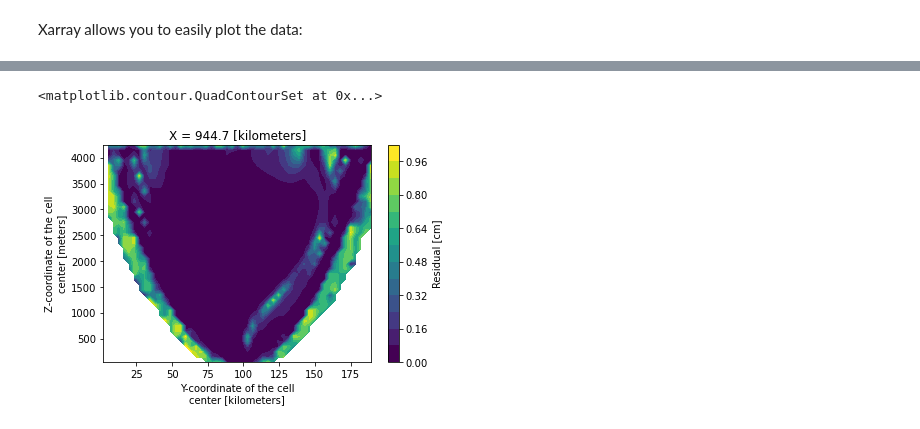
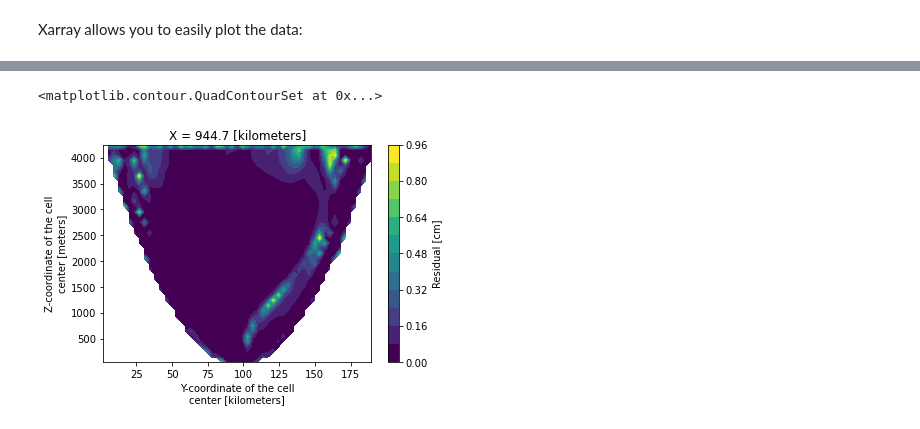
Before and after one commit to Xetalim/trapping_internal_tides, a Jupyter notebook: analysis/tutorial_micom_tools.ipynb, the cells around one changed output, grey strips where cells are left out. Saved outputs shown, nothing was run; the diff lists cells and outputs as text; code cells hidden in the pictures.

```diff
--- a/analysis/tutorial_micom_tools.ipynb
+++ b/analysis/tutorial_micom_tools.ipynb
@@ -27,4 +27,4 @@ analyses = mtool.merge_along_time(analysis_files)
 # %% [markdown]
 The `harmonic_analysis` method takes a `DataArray` of the merged analysis files (with time dimension) and a `DataArray` of the average output (no time dimension). It returns the amplitude, phase and residual. See section 10.6 of the lecture notes.
 # %%
-amplitude, phase, residual = mtool.harmonic_analysis(analyses, average)
+amplitude, phase, residual = mtool.harmonic_analysis(analyses, average, adjust_phase=True)
@@ -31,3 +33,5 @@ amplitude, phase, residual = mtool.harmonic_analysis(analyses, average)
+# %%
+mask = np.abs(average) > 1000
 # %% [markdown]
 Xarray allows you to easily plot the data:
 # %%
@@ -44,5 +48,5 @@ phase.sel(X=945, method='nearest').plot.contourf(levels=np.arange(-np.pi,np.pi,
 # %%
-residual.sel(X=945, method='nearest').plot.contourf(levels=16)
+residual.where(mask).sel(X=945, method='nearest').plot.contourf(levels=16)
 # %% [output]
 <matplotlib.contour.QuadContourSet at 0x...>
-[figure, old version]
+[figure, new version]
```
Also changed, not shown: parts of 4 cells of this notebook.
